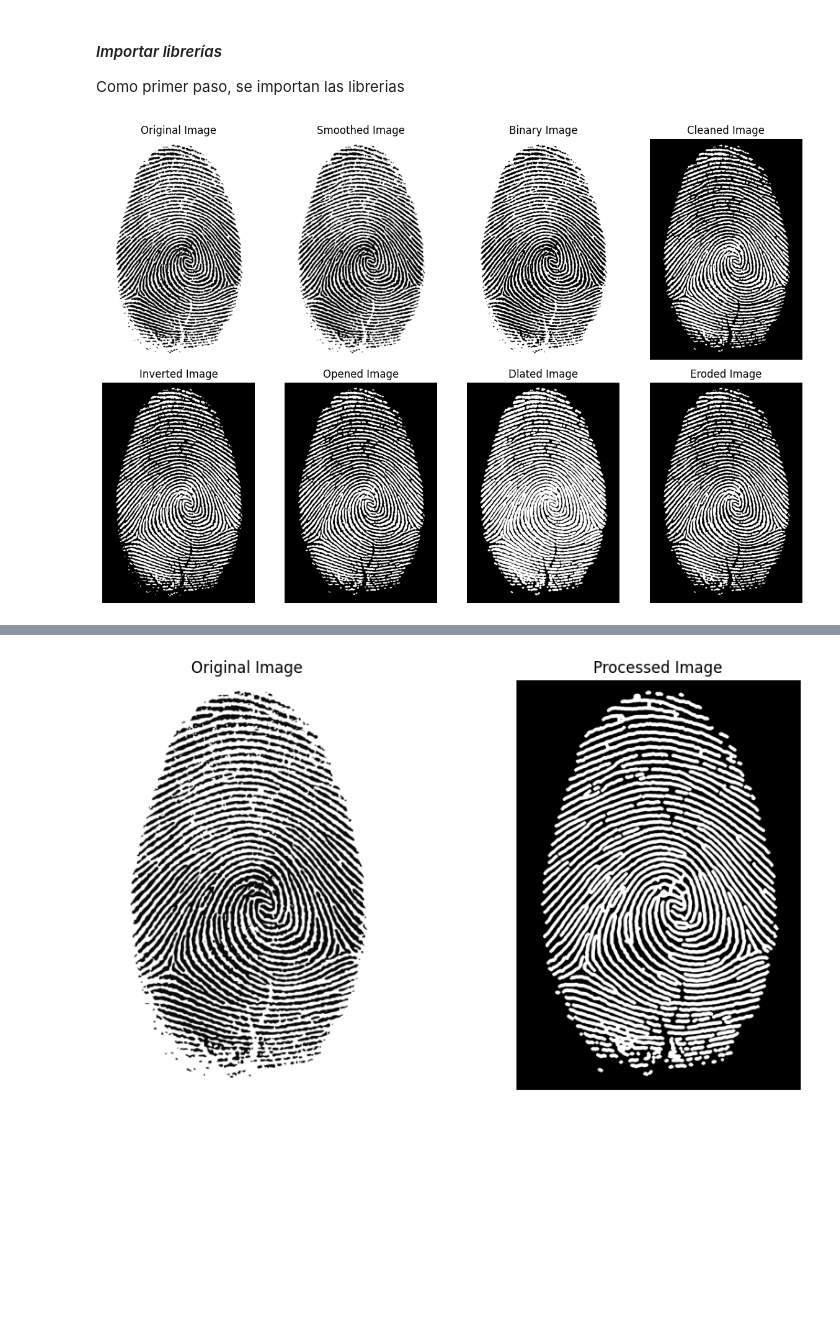
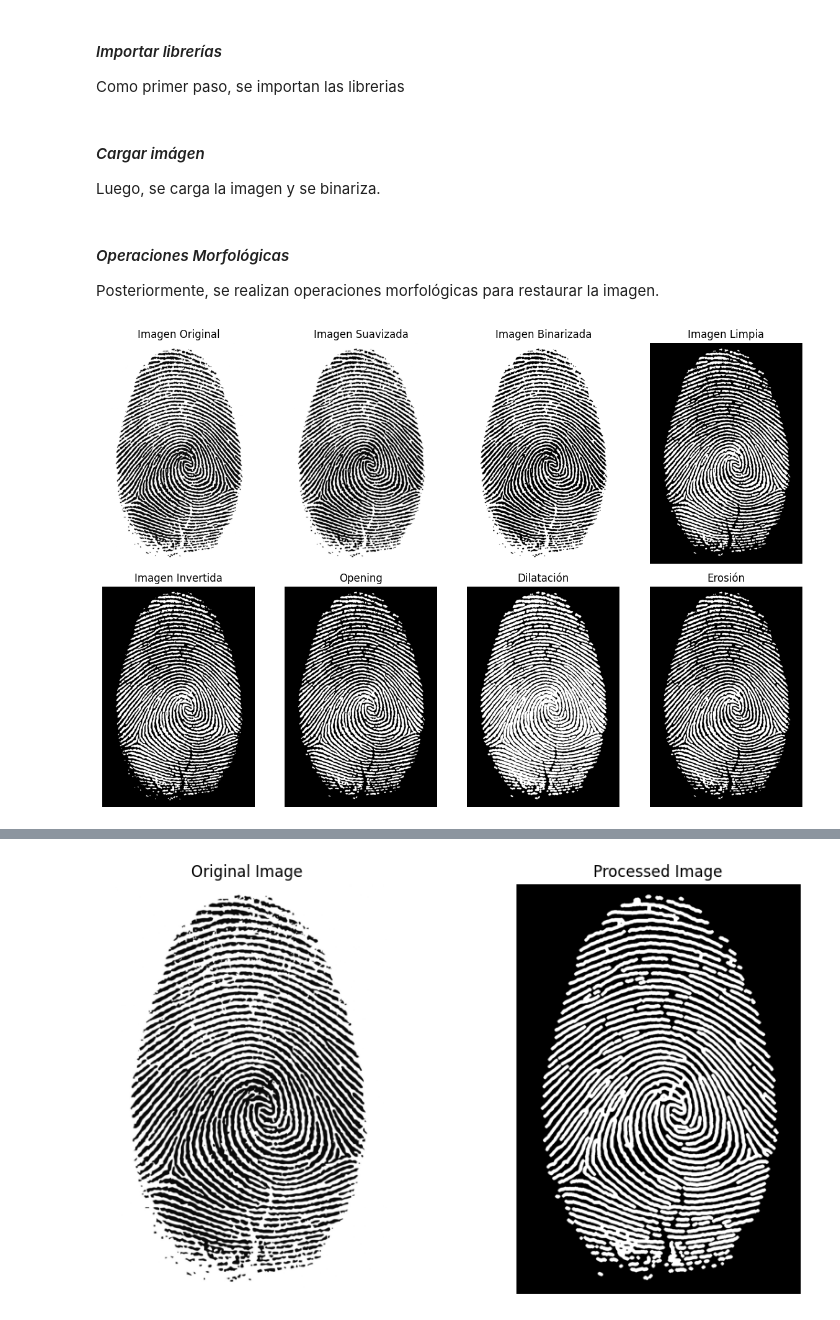
Before and after one commit to stefanoaragoni/computerVision_Lab01, a Jupyter notebook: Lab01_Ejercicio2.ipynb, the cells around one changed output, grey strips where cells are left out. Drawn from its saved outputs; the diff is of its cells as text; code cells hidden in the pictures; blank space fills up the shorter version.

```diff
--- a/Lab01_Ejercicio2.ipynb
+++ b/Lab01_Ejercicio2.ipynb
@@ -28 +21,6 @@ smoothed_image = filters.gaussian(image, sigma=1)
+# %% [markdown]
+
+#### *Cargar imágen*
+
+Luego, se carga la imagen y se binariza.
 # %%
@@ -35 +42,6 @@ inverted_image = util.invert(binary_image)
+# %% [markdown]
+
+#### *Operaciones Morfológicas*
+
+Posteriormente, se realizan operaciones morfológicas para restaurar la imagen.
 # %%
@@ -57,43 +67,43 @@ fig, axes = plt.subplots(2, 4, figsize=(12, 8))
 ax = axes.ravel()
 
 ax[0].imshow(image, cmap='gray')
-ax[0].set_title('Original Image')
+ax[0].set_title('Imagen Original')
 ax[0].axis('off')
 
 ax[1].imshow(smoothed_image, cmap='gray')
-ax[1].set_title('Smoothed Image')
+ax[1].set_title('Imagen Suavizada')
 ax[1].axis('off')
 
 ax[2].imshow(binary_image, cmap='gray')
-ax[2].set_title('Binary Image')
+ax[2].set_title('Imagen Binarizada')
 ax[2].axis('off')
 
 ax[3].imshow(cleaned_image, cmap='gray')
-ax[3].set_title('Cleaned Image')
+ax[3].set_title('Imagen Limpia')
 ax[3].axis('off')
 
 ax[4].imshow(inverted_image, cmap='gray')
-ax[4].set_title('Inverted Image')
+ax[4].set_title('Imagen Invertida')
 ax[4].axis('off')
 
 ax[5].imshow(opened_image, cmap='gray')
-ax[5].set_title('Opened Image')
+ax[5].set_title('Opening')
 ax[5].axis('off')
 
 ax[6].imshow(dilated_image, cmap='gray')
-ax[6].set_title('Dlated Image')
+ax[6].set_title('Dilatación')
 ax[6].axis('off')
 
 ax[7].imshow(eroded_image, cmap='gray')
-ax[7].set_title('Eroded Image')
+ax[7].set_title('Erosión')
 ax[7].axis('off')
 
 
 
 plt.tight_layout()
 plt.show()
 # %% [output]
-[figure, old version]
+[figure, new version]
 # %%
 # Como la parte de arriba es la que tiene mas lineas discontinuas, se aplica un opening para eliminarlas
 h, w = image.shape
```
Also changed, not shown: parts of 18 cells of this notebook, 1 other file.
